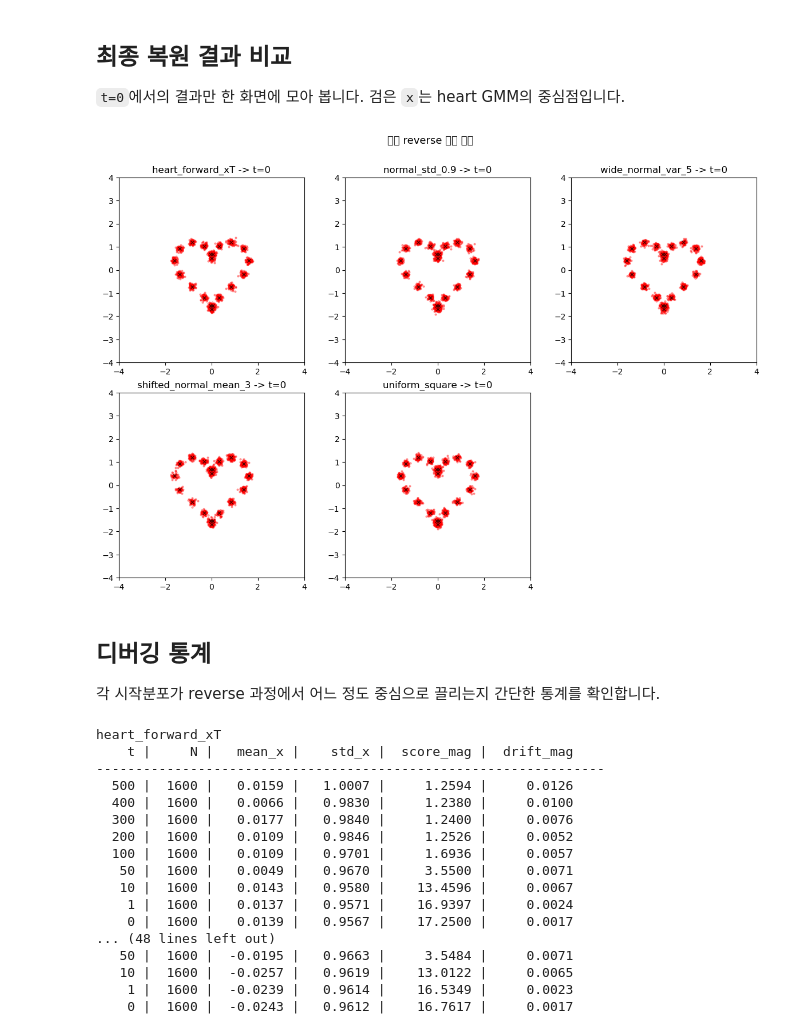
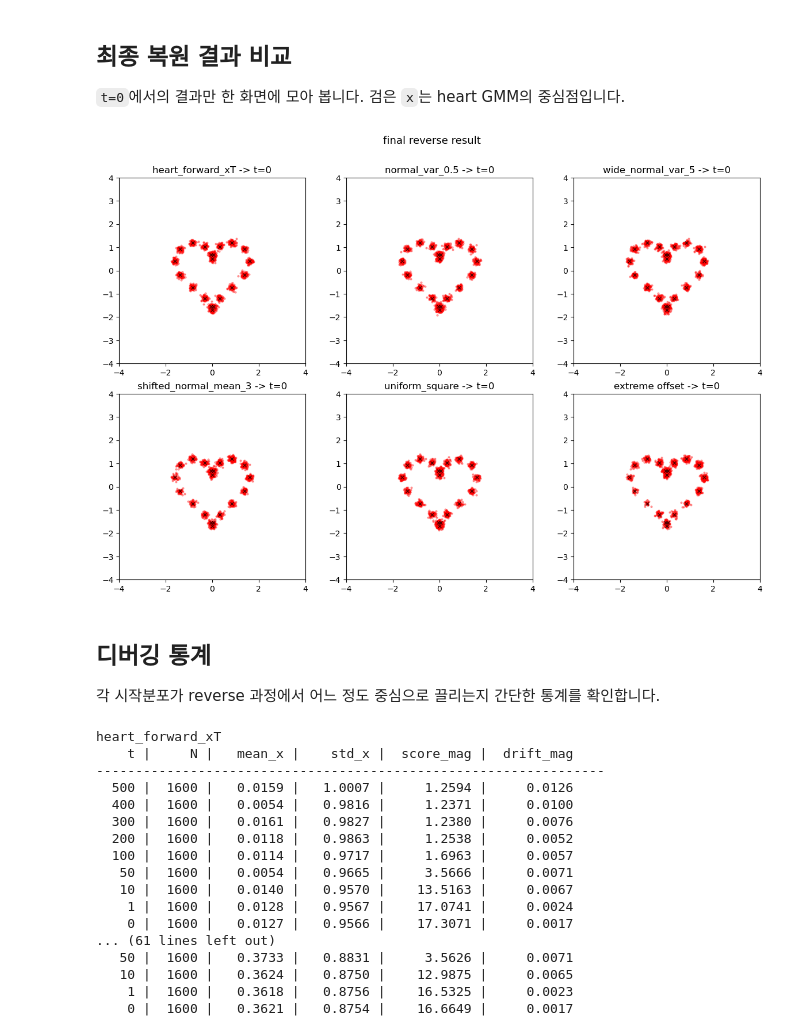
Before and after one commit to k-hyeon02/diffusion, a Jupyter notebook: reverse_test_init_dist.ipynb, the cells around one changed output. Drawn from its saved outputs; the diff is of its cells as text; code cells hidden in the pictures.

```diff
--- a/reverse_test_init_dist.ipynb
+++ b/reverse_test_init_dist.ipynb
@@ -192,10 +192,11 @@ def reverse_euler(x_T, t_arr, score_fn):
 def make_reverse_initials(n):
     return {
         "heart_forward_xT": heart_forward[T].copy(),
-        "normal_std_0.9": rng.normal(loc=0.0, scale=0.9, size=(n, 2)),
+        "normal_var_0.5": rng.normal(loc=0.0, scale=np.sqrt(0.5), size=(n, 2)),
         "wide_normal_var_5": rng.normal(loc=0.0, scale=np.sqrt(5.0), size=(n, 2)),
         "shifted_normal_mean_3": rng.normal(loc=3.0, scale=1.0, size=(n, 2)),
         "uniform_square": rng.uniform(low=-3.0, high=3.0, size=(n, 2)),
+        "extreme offset": rng.normal(loc=5.0, scale=3, size=(n, 2))
     }
 
 
@@ -227,30 +229,30 @@ for name, traj in reverse_trajs.items():
 # %%
 def plot_final_comparison(trajs, cols=3):
     names = list(trajs.keys())
     rows = int(np.ceil(len(names) / cols))
     fig, axes = plt.subplots(rows, cols, figsize=(4 * cols, 4 * rows))
     axes = np.atleast_1d(axes).ravel()
 
     for ax, name in zip(axes, names):
         pts = trajs[name][0]
         ax.scatter(*pts.T, s=4, alpha=0.35, c="red")
         ax.scatter(*heart_means.T, s=18, c="black", marker="x", linewidths=1.0, alpha=0.7)
         ax.set_xlim(-4, 4)
         ax.set_ylim(-4, 4)
         ax.set_aspect("equal")
         ax.set_title(f"{name} -> t=0")
 
     for ax in axes[len(names):]:
         ax.axis("off")
 
-    fig.suptitle("최종 reverse 결과 비교", fontsize=13, y=1.01)
+    fig.suptitle("final reverse result", fontsize=13, y=1.01)
     plt.tight_layout()
     plt.show()
 
 
 plot_final_comparison(reverse_trajs)
 # %% [output]
-[figure, old version]
+[figure, new version]
 # %% [markdown]
 ## 디버깅 통계
 
@@ -278,16 +280,16 @@ heart_forward_xT
     t |     N |   mean_x |    std_x |  score_mag |  drift_mag
 -----------------------------------------------------------------
   500 |  1600 |   0.0159 |   1.0007 |     1.2594 |     0.0126
-  400 |  1600 |   0.0066 |   0.9830 |     1.2380 |     0.0100
-  300 |  1600 |   0.0177 |   0.9840 |     1.2400 |     0.0076
-  200 |  1600 |   0.0109 |   0.9846 |     1.2526 |     0.0052
-  100 |  1600 |   0.0109 |   0.9701 |     1.6936 |     0.0057
-   50 |  1600 |   0.0049 |   0.9670 |     3.5500 |     0.0071
-   10 |  1600 |   0.0143 |   0.9580 |    13.4596 |     0.0067
-    1 |  1600 |   0.0137 |   0.9571 |    16.9397 |     0.0024
-    0 |  1600 |   0.0139 |   0.9567 |    17.2500 |     0.0017
-... (48 lines left out)
-   50 |  1600 |  -0.0195 |   0.9663 |     3.5484 |     0.0071
-   10 |  1600 |  -0.0257 |   0.9619 |    13.0122 |     0.0065
-    1 |  1600 |  -0.0239 |   0.9614 |    16.5349 |     0.0023
-    0 |  1600 |  -0.0243 |   0.9612 |    16.7617 |     0.0017
+  400 |  1600 |   0.0054 |   0.9816 |     1.2371 |     0.0100
+  300 |  1600 |   0.0161 |   0.9827 |     1.2380 |     0.0076
+  200 |  1600 |   0.0118 |   0.9863 |     1.2538 |     0.0052
+  100 |  1600 |   0.0114 |   0.9717 |     1.6963 |     0.0057
+   50 |  1600 |   0.0054 |   0.9665 |     3.5666 |     0.0071
+   10 |  1600 |   0.0140 |   0.9570 |    13.5163 |     0.0067
+    1 |  1600 |   0.0128 |   0.9567 |    17.0741 |     0.0024
+    0 |  1600 |   0.0127 |   0.9566 |    17.3071 |     0.0017
+... (61 lines left out)
+   50 |  1600 |   0.3733 |   0.8831 |     3.5626 |     0.0071
+   10 |  1600 |   0.3624 |   0.8750 |    12.9875 |     0.0065
+    1 |  1600 |   0.3618 |   0.8756 |    16.5325 |     0.0023
+    0 |  1600 |   0.3621 |   0.8754 |    16.6649 |     0.0017
```
Also changed, not shown: parts of 2 cells of this notebook.
